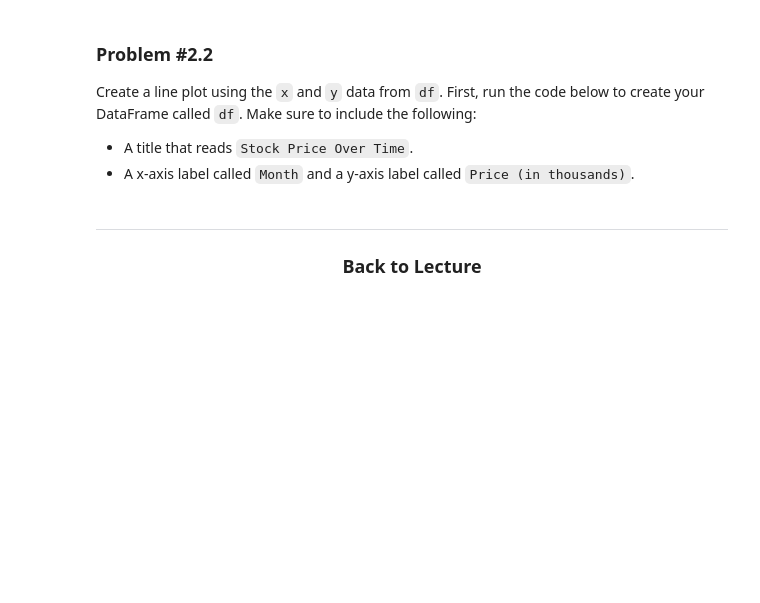
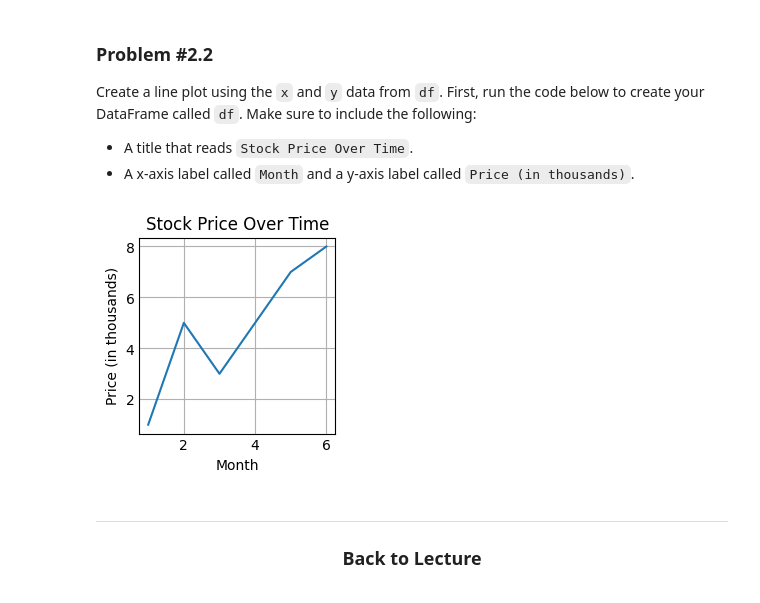
Before and after one commit to georgemck/07.08.24-AWS-Part-1-Week-1, a Jupyter notebook: AWS Part 1 Student Notebooks/ADVANCED/GMK TRAIN AWS PD Day 3 Lab Notebook ADVANCED [georgemck].ipynb, the cells around one changed output. Cells and saved outputs as stored; diff of their text form; code cells hidden in the pictures; blank space fills up the shorter version.

```diff
--- a/AWS Part 1 Student Notebooks/ADVANCED/GMK TRAIN AWS PD Day 3 Lab Notebook ADVANCED [georgemck].ipynb
+++ b/AWS Part 1 Student Notebooks/ADVANCED/GMK TRAIN AWS PD Day 3 Lab Notebook ADVANCED [georgemck].ipynb
@@ -265,3 +265,11 @@ df = pd.DataFrame.from_dict({'x': [1, 2, 3, 4, 5, 6], 'y': [1, 5, 3, 5, 7, 8]})
+# %%
+plt.plot(df['x'],df['y'])
+plt.title('Stock Price Over Time')
+plt.xlabel('Month')
+plt.ylabel('Price (in thousands)')
+plt.show()
+# %% [output]
+[figure, added]
 # %% [markdown]
 <center>
 
```
Also changed, not shown: parts of 35 cells of this notebook.
